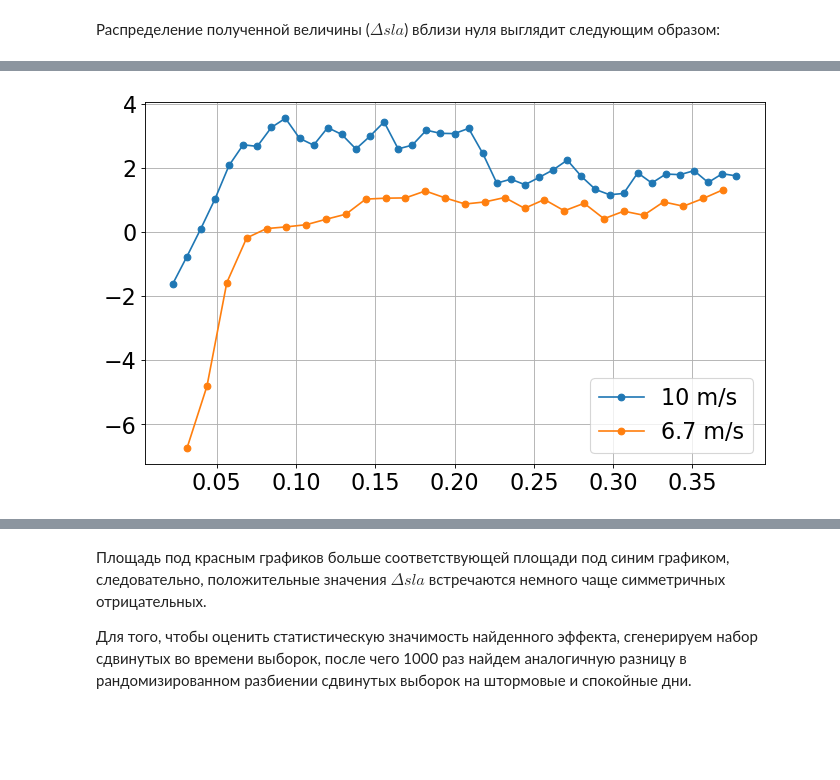
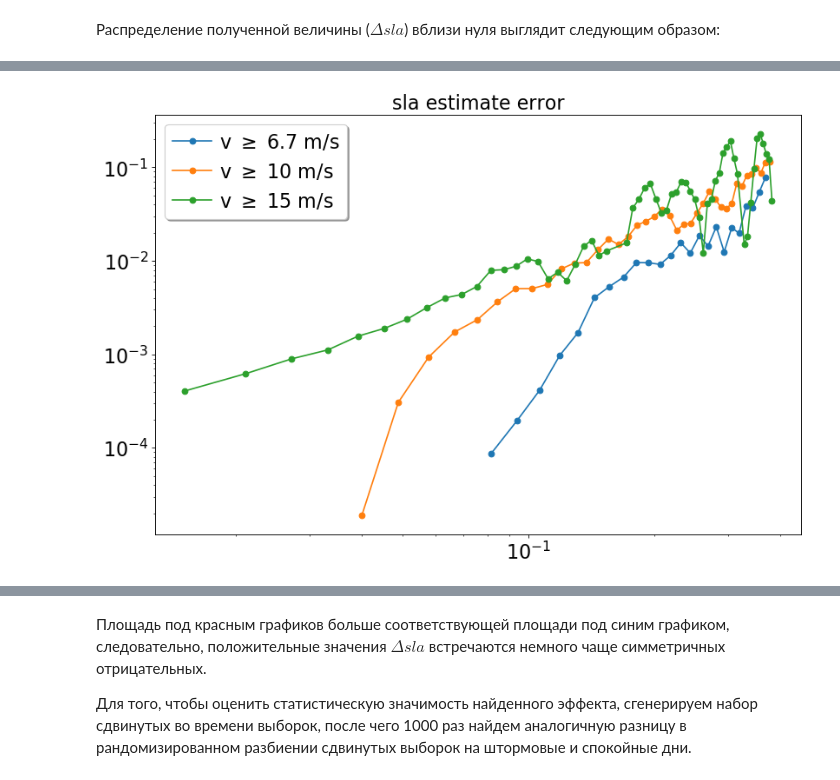
Before and after one commit to ebsamorodova/SlaAndWindProject, a Jupyter notebook: GetSubsetsProbabilityDifference.ipynb, the cells around one changed output, grey strips where cells are left out. Drawn from its saved outputs; the diff is of its cells as text; code cells hidden in the pictures; blank space fills up the shorter version.

```diff
--- a/GetSubsetsProbabilityDifference.ipynb
+++ b/GetSubsetsProbabilityDifference.ipynb
@@ -229,10 +178,0 @@ fig.savefig("pictures/error_estimate_{}.png".format(storm_wind_speed))
-# %%
-fig = plt.figure(dpi=DPI, figsize=FIGSIZE)
-plt.plot(np.array(mean_x_10), np.array(mean_y_10) / np.array(delta_10), "-o", label="10 m/s")
-plt.plot(np.array(mean_x_6_7), np.array(mean_y_6_7) / np.array(delta_6_7), "-o", label="6.7 m/s")
-plt.legend()
-plt.grid(True)
-plt.show()
-fig.savefig("pictures/error_per_delta_6.7_10.png".format(storm_wind_speed))
-# %% [output]
-[figure, removed]
@@ -238,0 +200,14 @@ fig.savefig("pictures/error_per_delta_6.7_10.png".format(storm_wind_speed))
+# %%
+fig = plt.figure(dpi=80, figsize=(12, 8))
+plt.title("sla estimate error", fontsize=20)
+plt.plot(all_x_hist[0][all_errors[0] > 0], all_errors[0][all_errors[0] > 0], "-o", label="v $\geq$ 6.7 m/s")
+plt.plot(all_x_hist[1][all_errors[1] > 0], all_errors[1][all_errors[1] > 0], "-o", label="v $\geq$ 10 m/s")
+plt.plot(all_x_hist[2][all_errors[2] > 0], all_errors[2][all_errors[2] > 0], "-o", label="v $\geq$ 15 m/s")
+plt.xscale("log")
+plt.yscale("log")
+
+plt.legend(handletextpad=0.4, shadow=0.1)
+
+plt.show()
+# %% [output]
+[figure, added]
```
Also changed, not shown: parts of 22 cells of this notebook.
